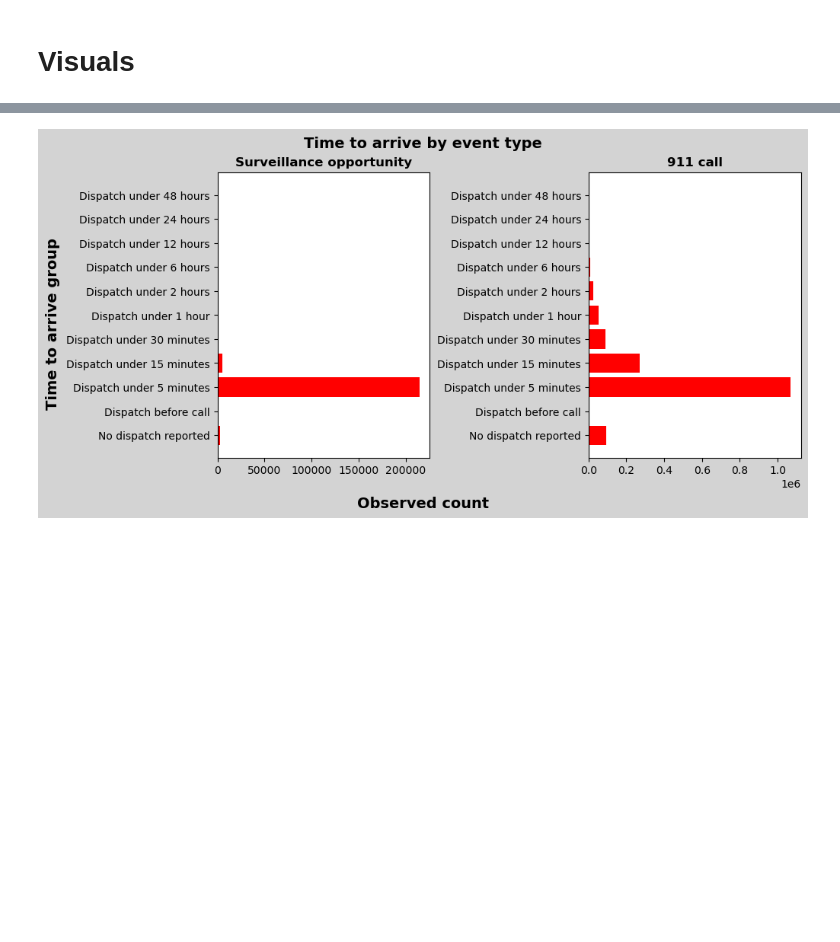
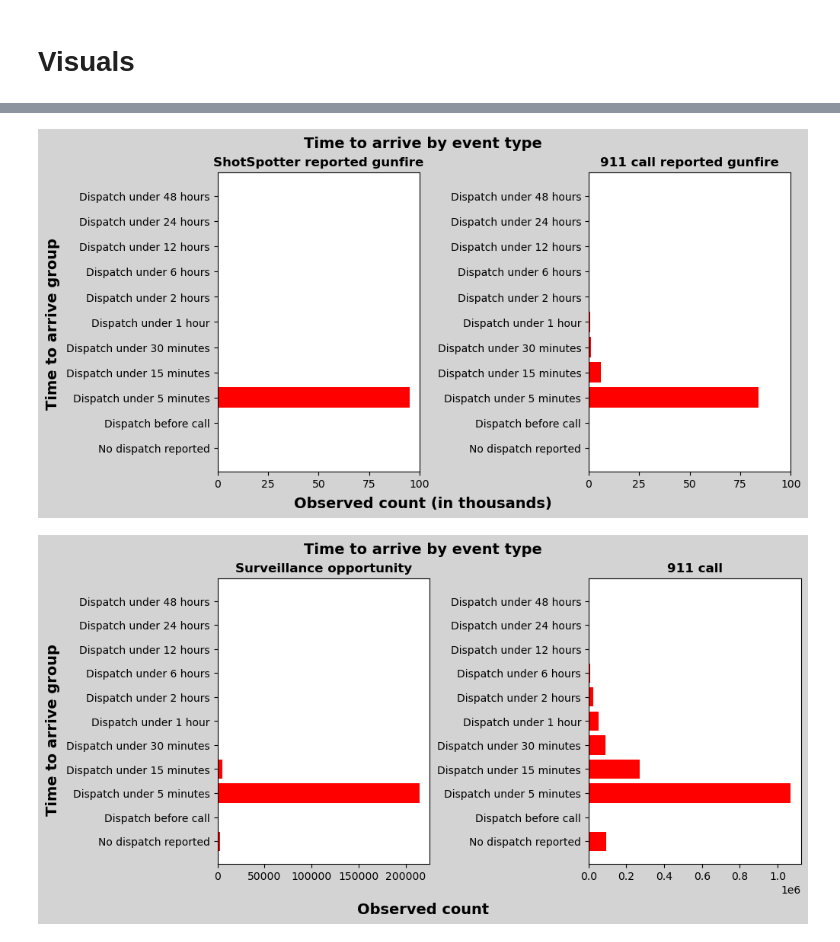
Before and after one commit to HRDAG/US-IL-ShotSpotter, a Jupyter notebook: write/note/tech_racial_justice.ipynb, the cells around one changed output, grey strips where cells are left out. Cells and saved outputs as stored; diff of their text form; code cells hidden in the pictures; blank space fills up the shorter version.

```diff
--- a/write/note/tech_racial_justice.ipynb
+++ b/write/note/tech_racial_justice.ipynb
@@ -337,3 +401,23 @@ plt.show()
+# %%
+ss_vc = oemc_disp.loc[oemc_disp.shotspotter, 'tta_group'].value_counts()
+gun_vc = oemc_disp.loc[oemc_disp.gunshot, 'tta_group'].value_counts()
+ss_y = [ss_vc[v]/1000 if v in ss_vc.keys() else 0 for v in ordered_tta]
+gun_y = [gun_vc[v]/1000 if v in gun_vc.keys() else 0 for v in ordered_tta]
+
+fig, axs = plt.subplots(ncols=2, nrows=1, figsize=(10, 5),
+                        layout="constrained", facecolor='lightgray')
+axs[0].barh(ordered_tta, ss_y, color='red')
+axs[0].set_xticks([0, 25, 50, 75, 100])
+axs[0].set_title(label='ShotSpotter reported gunfire', size=12, weight='bold')
+axs[1].barh(ordered_tta, gun_y, color='red')
+axs[1].set_xticks([0, 25, 50, 75, 100])
+axs[1].set_title(label='911 call reported gunfire', size=12, weight='bold')
+fig.suptitle('Time to arrive by event type', size=14, weight='bold')
+fig.supxlabel('Observed count (in thousands)', size=14, weight='bold')
+fig.supylabel('Time to arrive group', size=14, weight='bold')
+plt.show()
+# %% [output]
+[figure, added]
 # %%
 surveil_vc = oemc_disp.loc[oemc_disp.surveil, 'tta_group'].value_counts()
 help_vc = oemc_disp.loc[oemc_disp.help, 'tta_group'].value_counts()
```
Also changed, not shown: parts of 14 cells of this notebook.
